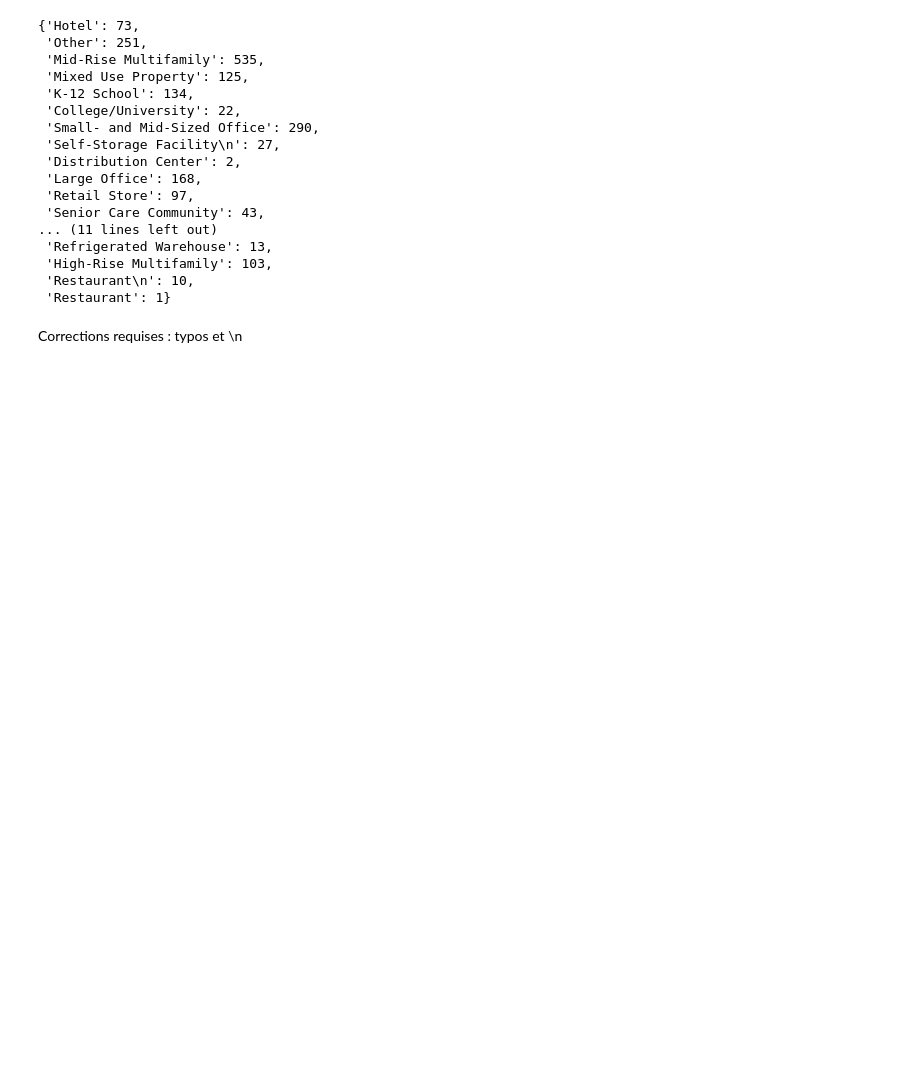
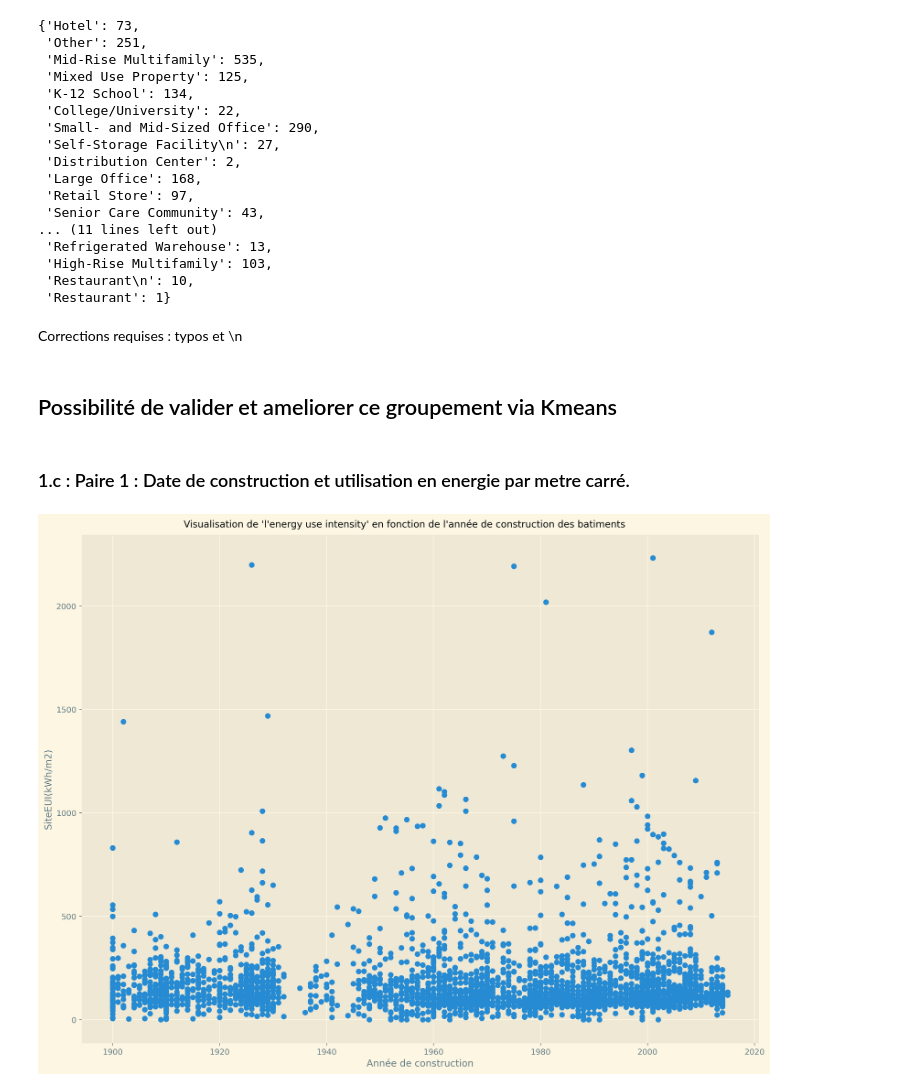
Before and after one commit to Psemp/ds_p4, a Jupyter notebook: first_look.ipynb, the cells around one changed output. Saved outputs shown, nothing was run; the diff lists cells and outputs as text; code cells hidden in the pictures; blank space fills up the shorter version.

Commit message:
plots

```diff
--- a/first_look.ipynb
+++ b/first_look.ipynb
@@ -343 +343,29 @@ correction_dict = {
 }
+# %% [markdown]
+## Possibilité de valider et ameliorer ce groupement via Kmeans
+# %% [markdown]
+### 1.c : Paire 1 : Date de construction et utilisation en energie par metre carré.
+# %%
+fig, (ax1) = plt.subplots(
+    ncols=1,
+    nrows=1,
+    figsize=(13, 10),
+    dpi=pc_dpi,
+)
+
+ax1.scatter(
+    x=df_sixteen["YearBuilt"].astype(int).values,
+    y=df_sixteen["SiteEUI(kWh/m2)"].values.astype(float),
+    )
+
+###
+# Titles/Lables
+ax1.set_ylabel("SiteEUI(kWh/m2)")
+ax1.set_xlabel("Année de construction")
+fig.suptitle("Visualisation de 'l'energy use intensity' en fonction de l'année de construction des batiments")
+#
+###
+fig.tight_layout()
+plt.show()
+# %% [output]
+[figure, added]
```
Also changed, not shown: parts of 11 cells of this notebook.
